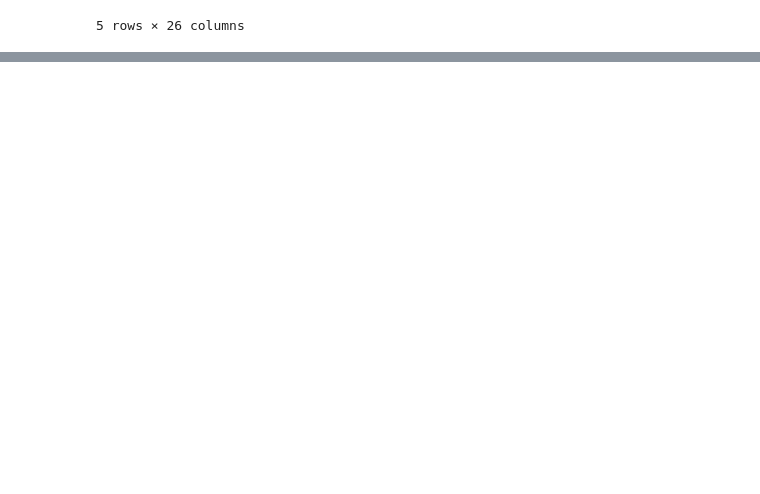
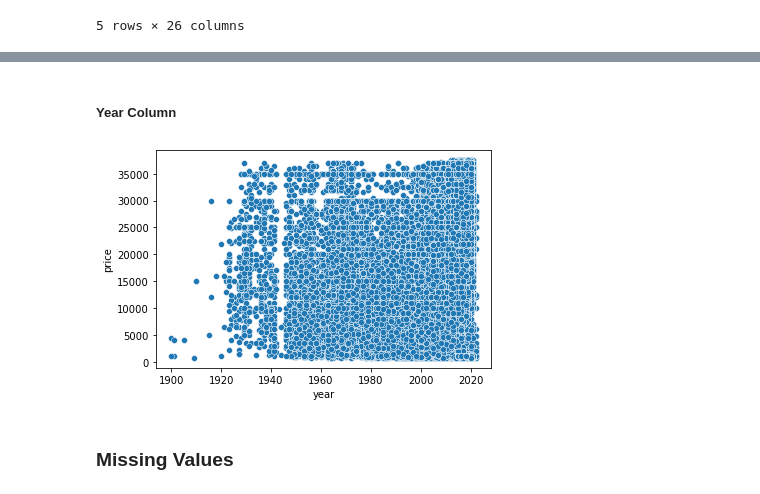
Before and after one commit to pokwir/Capstone---Predicting-market-value-of-used-cars, a Jupyter notebook: Data_Cleaning.ipynb, the cells around one changed output, grey strips where cells are left out. Cells and saved outputs as stored; diff of their text form; code cells hidden in the pictures; blank space fills up the shorter version.

```diff
--- a/Data_Cleaning.ipynb
+++ b/Data_Cleaning.ipynb
@@ -262,0 +321,3 @@ df.head()
+# %%
+df.drop(df[df["odometer"]>=64809218.0].index,inplace=True)
+df.drop(df[df["odometer"]==0.0].index,inplace=True)
@@ -262,0 +332,3 @@ df.head()
+# %%
+# remove outliers
+df=df[(df.odometer < 3000000)]
@@ -262,0 +368,2 @@ df.head()
+# %% [markdown]
+##### Year Column
@@ -262,0 +373,4 @@ df.head()
+# %%
+bx = sns.scatterplot(x="year", y="price", data=df)
+# %% [output]
+[figure, added]
@@ -262,0 +380,2 @@ df.head()
+# %% [markdown]
+### Missing Values
```
Also changed, not shown: parts of 80 cells of this notebook, 4 other files.
